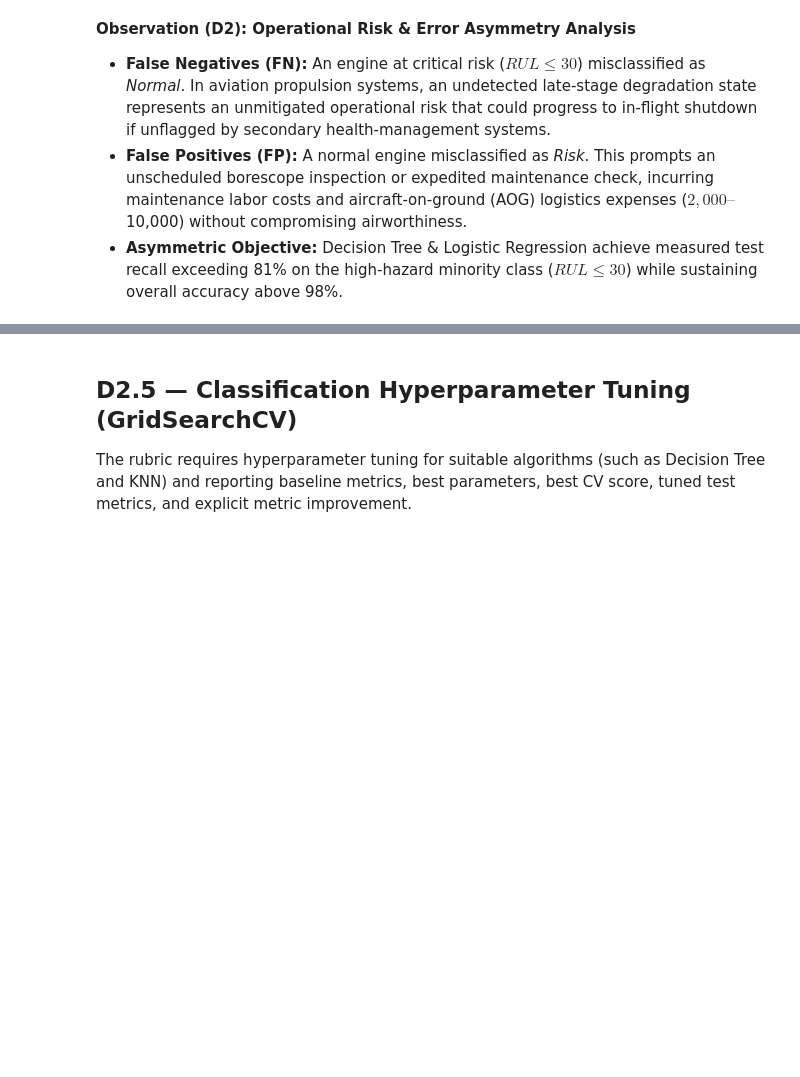
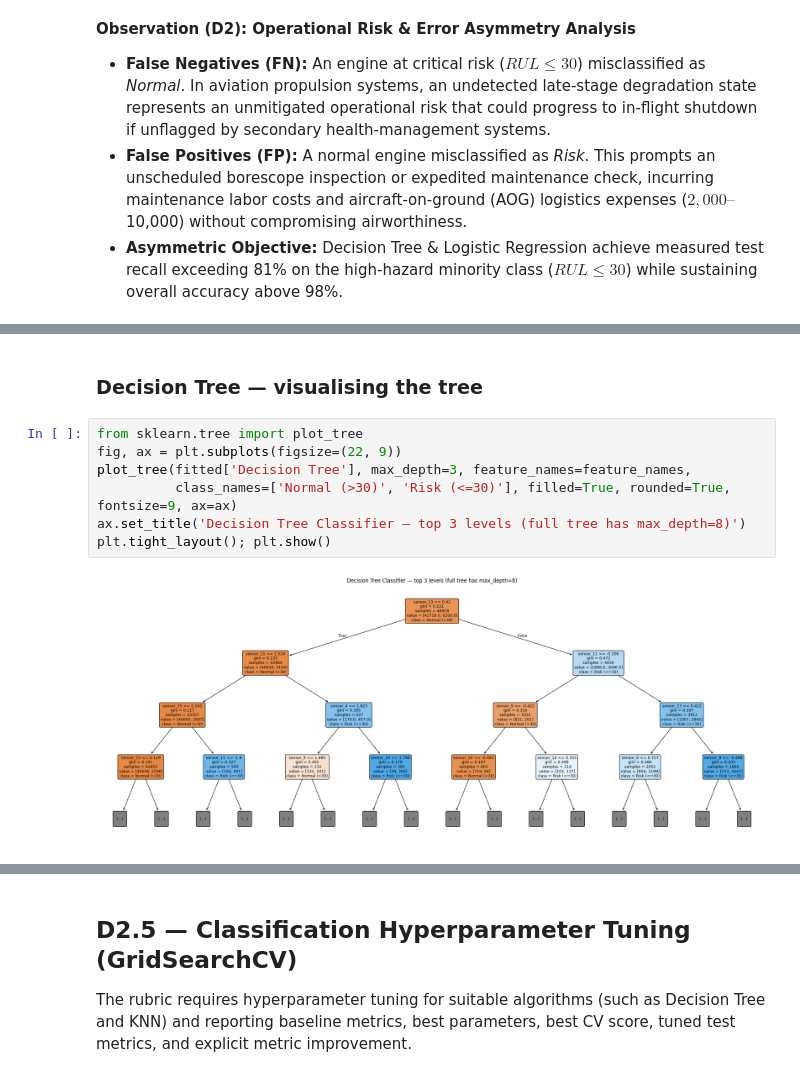
Before and after one commit to Dharshanashri-2986/ML_CAPSTONE_TEAM-14, a Jupyter notebook: notebooks/03_Classification.ipynb, the cells around one changed output, grey strips where cells are left out. Cells and saved outputs as stored; diff of their text form; blank space fills up the shorter version.

```diff
--- a/notebooks/03_Classification.ipynb
+++ b/notebooks/03_Classification.ipynb
@@ -396,0 +478,11 @@ Top performing classifier: Logistic Regression
+# %% [markdown]
+### Decision Tree — visualising the tree
+# %%
+from sklearn.tree import plot_tree
+fig, ax = plt.subplots(figsize=(22, 9))
+plot_tree(fitted['Decision Tree'], max_depth=3, feature_names=feature_names,
+          class_names=['Normal (>30)', 'Risk (<=30)'], filled=True, rounded=True, fontsize=9, ax=ax)
+ax.set_title('Decision Tree Classifier — top 3 levels (full tree has max_depth=8)')
+plt.tight_layout(); plt.show()
+# %% [output]
+[figure, added]
```
Also changed, not shown: parts of 34 cells of this notebook.
